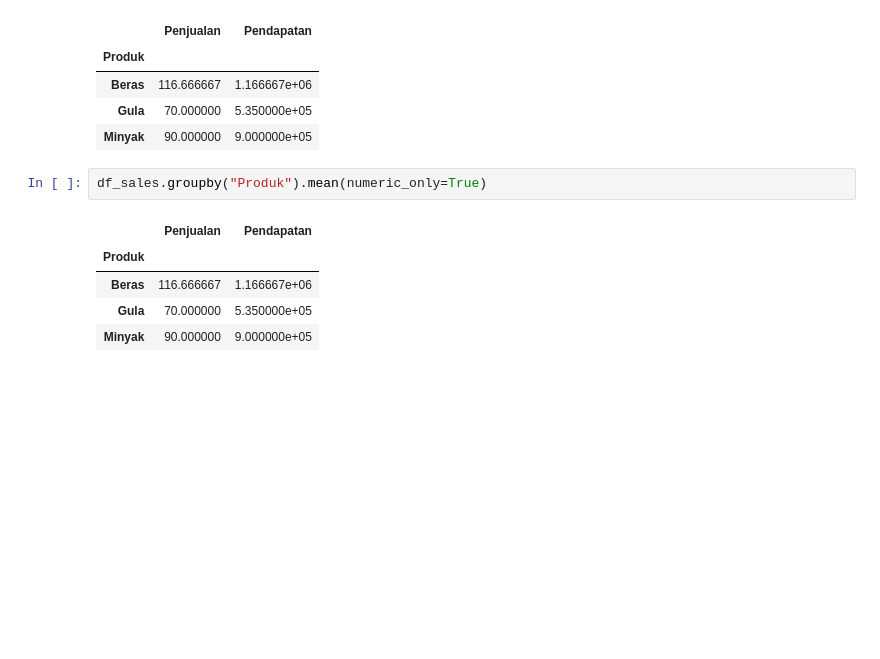
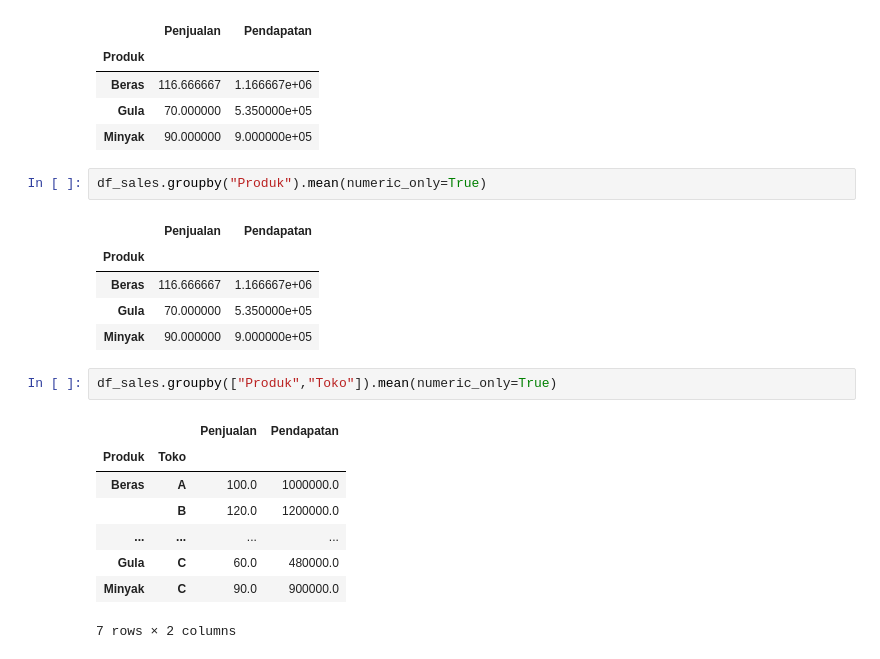
Before and after one commit to Dontbecode/-Bootcamp-Data-Analyst-, a Jupyter notebook: Pandas.ipynb, the cells around one changed output. Saved outputs shown, nothing was run; the diff lists cells and outputs as text; blank space fills up the shorter version.

```diff
--- a/Pandas.ipynb
+++ b/Pandas.ipynb
@@ -858,3 +858,14 @@ df_sales.groupby("Produk").mean(numeric_only=True)
 | Beras | 116.666667 | 1.166667e+06 |
 | Gula | 70.000000 | 5.350000e+05 |
 | Minyak | 90.000000 | 9.000000e+05 |
+# %%
+df_sales.groupby(["Produk","Toko"]).mean(numeric_only=True)
+# %% [output]
+|  |  | Penjualan | Pendapatan |
+| Produk | Toko |  |  |
+| Beras | A | 100.0 | 1000000.0 |
+|  | B | 120.0 | 1200000.0 |
+| ... | ... | ... | ... |
+| Gula | C | 60.0 | 480000.0 |
+| Minyak | C | 90.0 | 900000.0 |
+7 rows × 2 columns
```
Also changed, not shown: parts of 12 cells of this notebook, 1 other file.
